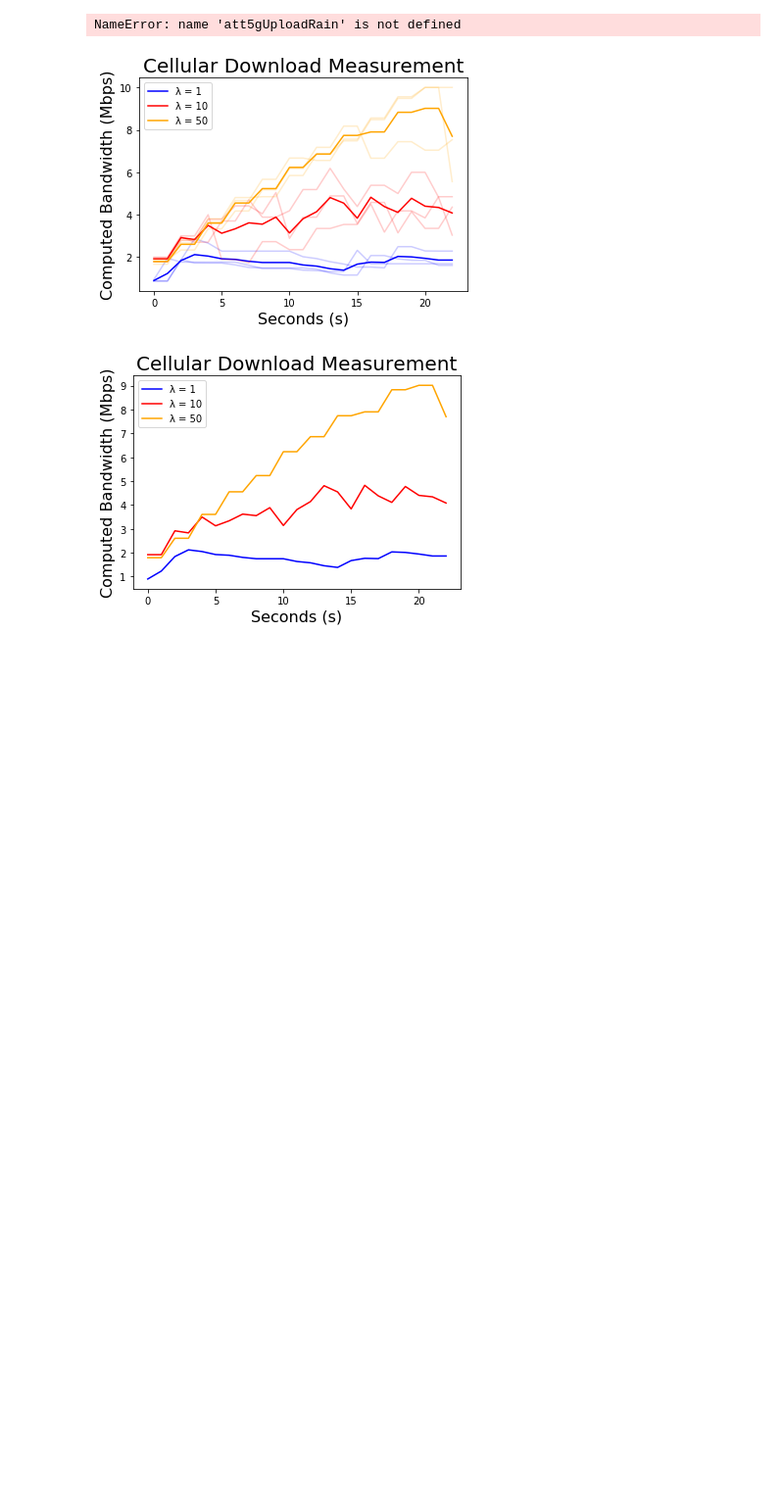
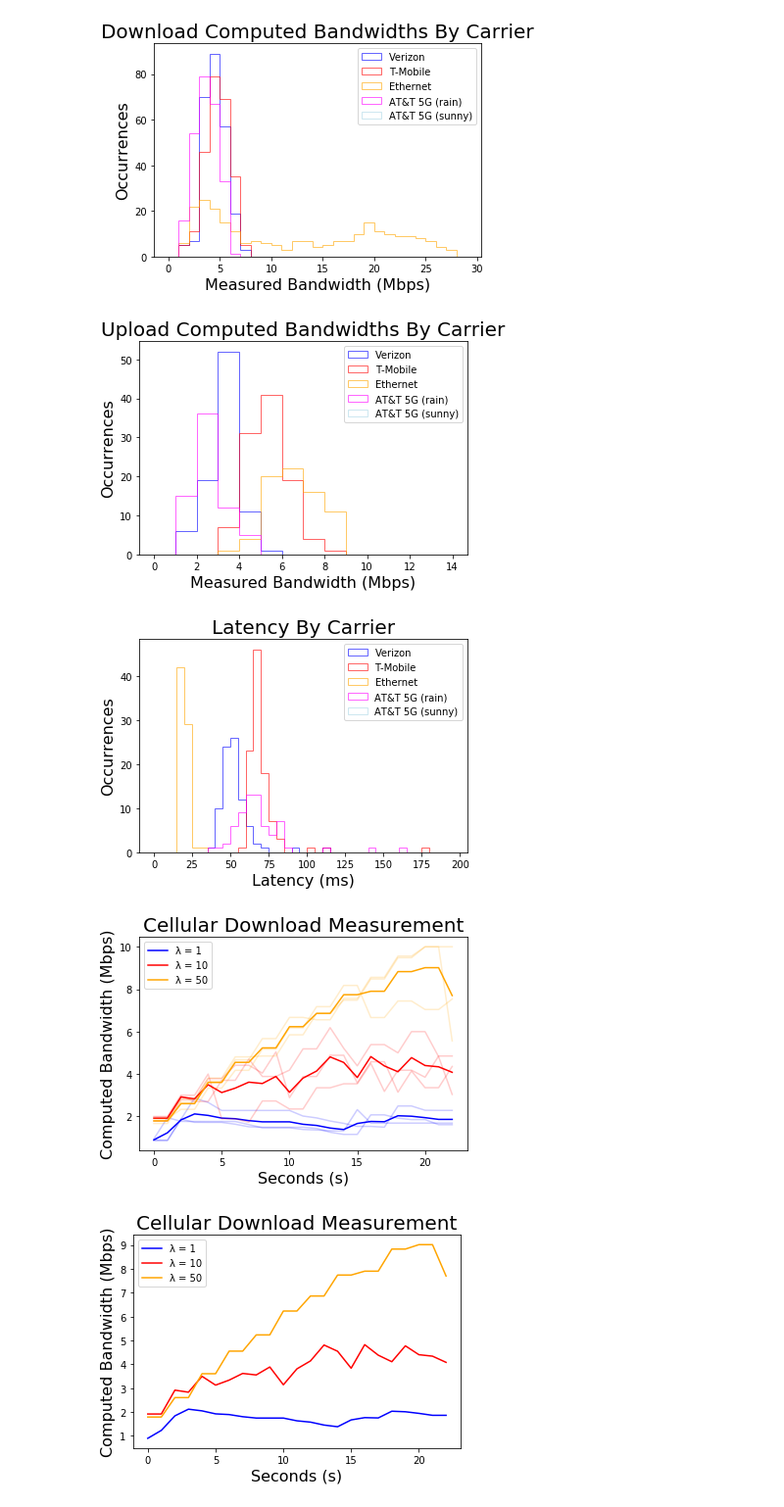
Before and after one commit to jerrychen017/cellular-measurement, a Jupyter notebook: report/graphing.ipynb, the cells around one changed output. Shown: that part at 98% size. Drawn from its saved outputs; the diff is of its cells as text; code cells hidden in the pictures; blank space fills up the shorter version.

Commit message:
fix graphing

```diff
--- a/report/graphing.ipynb
+++ b/report/graphing.ipynb
@@ -104,8 +104,8 @@ def plotInHist(v, t, e, a_rain, a_sun, xlab, ylab, title, bins):
     plt.hist(v, **kwargs, color='blue', label='Verizon', bins=bins)
     plt.hist(t, **kwargs, color='red', label='T-Mobile', bins=bins)
     plt.hist(e, **kwargs, color='orange', label='Ethernet', bins=bins);
-    plt.hist(a, **kwargs, color='magenta', label='AT&T 5G (rain)', bins=bins);
-    plt.hist(a, **kwargs, color='magenta', label='AT&T 5G (sunny)', bins=bins);
+    plt.hist(a_rain, **kwargs, color='magenta', label='AT&T 5G (rain)', bins=bins);
+    plt.hist(a_sun, **kwargs, color='lightblue', label='AT&T 5G (sunny)', bins=bins);
     plt.xlabel(xlab, fontsize=16)
     plt.ylabel(ylab, fontsize=16)
     plt.title(title, fontsize=20)
@@ -114,35 +114,37 @@ def plotInHist(v, t, e, a_rain, a_sun, xlab, ylab, title, bins):
 # %%
 def truncateData(start, end, data):
     return data[start:end]
 
 vUploadTrunc = truncateData(50, 300, verizonUpload)
 tUploadTrunc = truncateData(50, 300, tmobileUpload)
 eUploadTrunc = truncateData(50, 300, ethernetUpload)
 aRainUploadTrunc = truncateData(50, 300, att5gUploadRain)
 aSunUploadTrunc = truncateData(50, 300, att5gUploadSun)
 
 vDownloadTrunc = truncateData(50, 300, verizonDownload)
 tDownloadTrunc = truncateData(50, 300, tmobileDownload)
 eDownloadTrunc = truncateData(50, 300, ethernetDownload)
 aRainDownloadTrunc = truncateData(50, 300, att5gDownloadRain)
 aSunDownloadTrunc = truncateData(50, 300, att5gDownloadSun)
 
 vLatTrunc = truncateData(50, 300, verizonLatency)
 tLatTrunc = truncateData(50, 300, tmobileLatency)
 eLatTrunc = truncateData(50, 300, ethernetLatency)
 aRainLatTrunc = truncateData(50, 300, att5gLatencyRain)
-aSunLatTrunc = truncateData(50, 300, att5gLatSun)
+aSunLatTrunc = truncateData(50, 300, att5gLatencySun)
 
 bins1 = list(range(0, 30, 1)) #for download
 bins2 = list(range(0, 15, 1)) #for upload
 bins3 = list(range(0, 200, 5)) #for latency
 
 
 plotInHist(vUploadTrunc, tUploadTrunc, eUploadTrunc, aRainUploadTrunc, aSunUploadTrunc, 'Measured Bandwidth (Mbps)', 'Occurrences', 'Download Computed Bandwidths By Carrier', bins1)
 plotInHist(vDownloadTrunc, tDownloadTrunc, eDownloadTrunc, aRainDownloadTrunc, aSunDownloadTrunc, 'Measured Bandwidth (Mbps)', 'Occurrences', 'Upload Computed Bandwidths By Carrier', bins2)
 plotInHist(vLatTrunc, tLatTrunc, eLatTrunc, aRainLatTrunc, aSunLatTrunc, 'Latency (ms)', 'Occurrences', 'Latency By Carrier', bins3)
 # %% [output]
-NameError: name 'att5gUploadRain' is not defined
+[figure, added]
+[figure, added]
+[figure, added]
 # %%
 #Grace Period Graphing for tmobile lte
 
```
